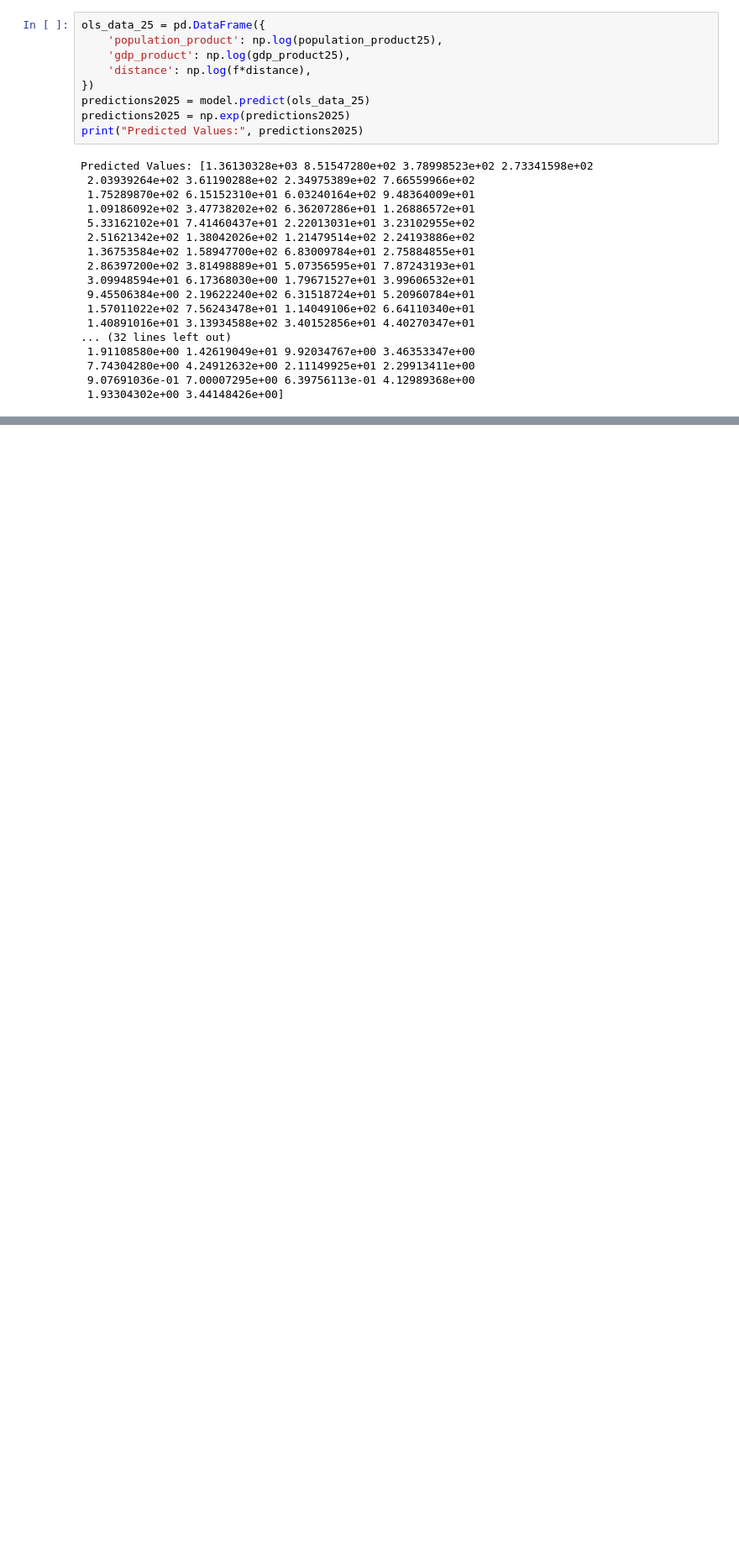
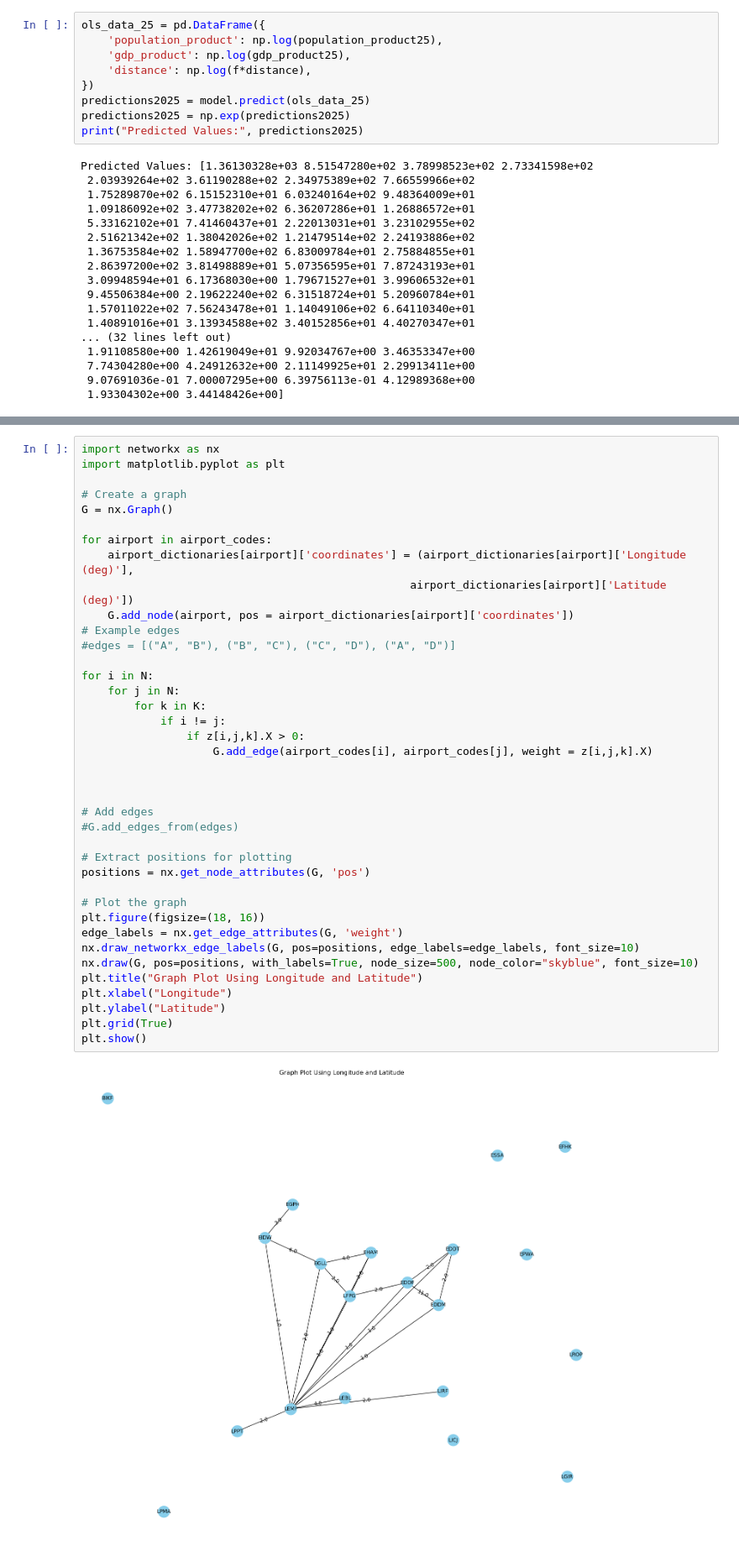
Before and after one commit to kristuipan/airline_planning_group3, a Jupyter notebook: Assignment1.ipynb, the cells around one changed output, grey strips where cells are left out. Shown at 84% size. Cells and saved outputs as stored; diff of their text form; blank space fills up the shorter version.

```diff
--- a/Assignment1.ipynb
+++ b/Assignment1.ipynb
@@ -488,0 +491,41 @@ Frequencies:----------------------------------
+# %%
+import networkx as nx
+import matplotlib.pyplot as plt
+
+# Create a graph
+G = nx.Graph()
+
+for airport in airport_codes:
+    airport_dictionaries[airport]['coordinates'] = (airport_dictionaries[airport]['Longitude (deg)'],
+                                                  airport_dictionaries[airport]['Latitude (deg)'])
+    G.add_node(airport, pos = airport_dictionaries[airport]['coordinates'])
+# Example edges
+#edges = [("A", "B"), ("B", "C"), ("C", "D"), ("A", "D")]
+
+for i in N:
+    for j in N:
+        for k in K:
+            if i != j:
+                if z[i,j,k].X > 0:
+                    G.add_edge(airport_codes[i], airport_codes[j], weight = z[i,j,k].X)
+
+
+
+# Add edges
+#G.add_edges_from(edges)
+
+# Extract positions for plotting
+positions = nx.get_node_attributes(G, 'pos')
+
+# Plot the graph
+plt.figure(figsize=(18, 16))
+edge_labels = nx.get_edge_attributes(G, 'weight')
+nx.draw_networkx_edge_labels(G, pos=positions, edge_labels=edge_labels, font_size=10)
+nx.draw(G, pos=positions, with_labels=True, node_size=500, node_color="skyblue", font_size=10)
+plt.title("Graph Plot Using Longitude and Latitude")
+plt.xlabel("Longitude")
+plt.ylabel("Latitude")
+plt.grid(True)
+plt.show()
+# %% [output]
+[figure, added]
```
Also changed, not shown: parts of 21 cells of this notebook, 2 other files.
